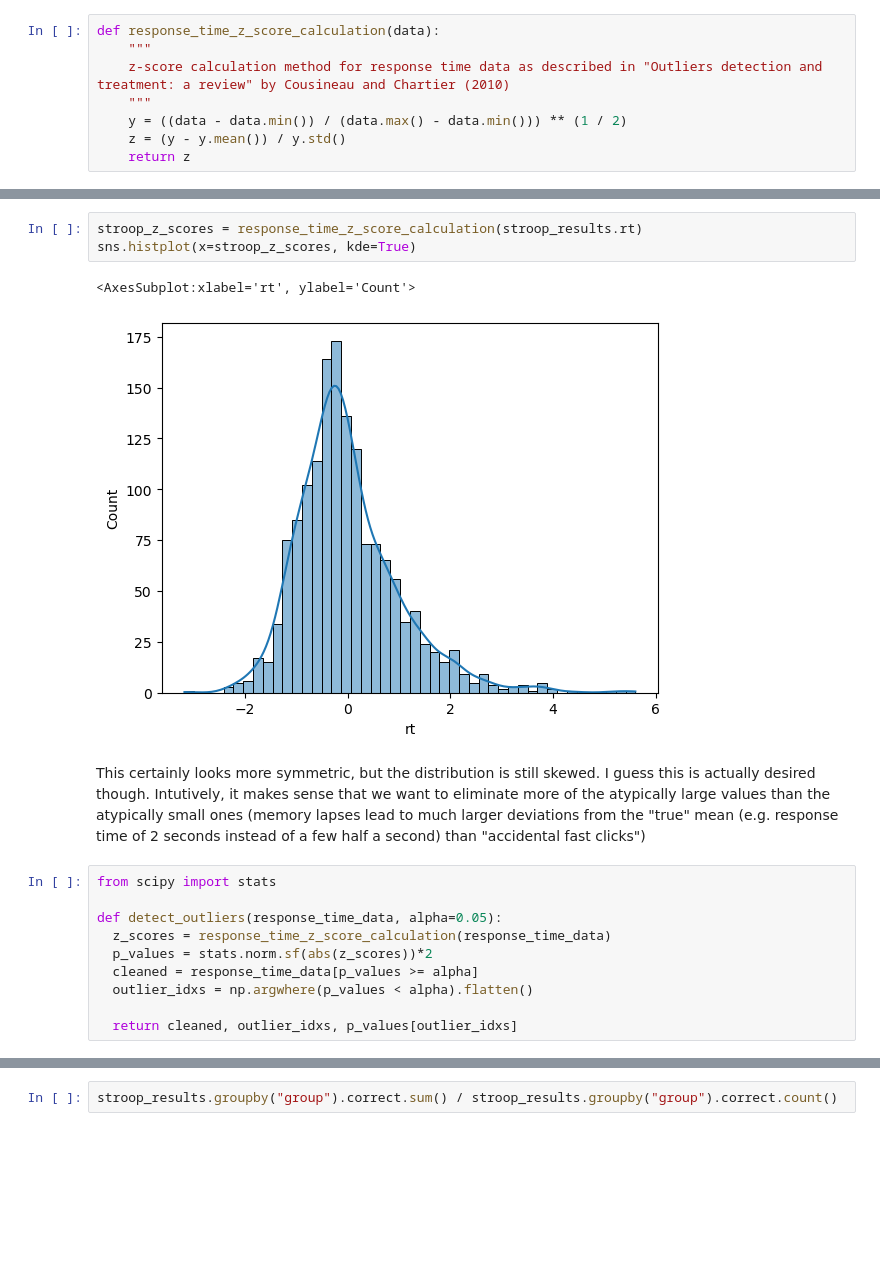
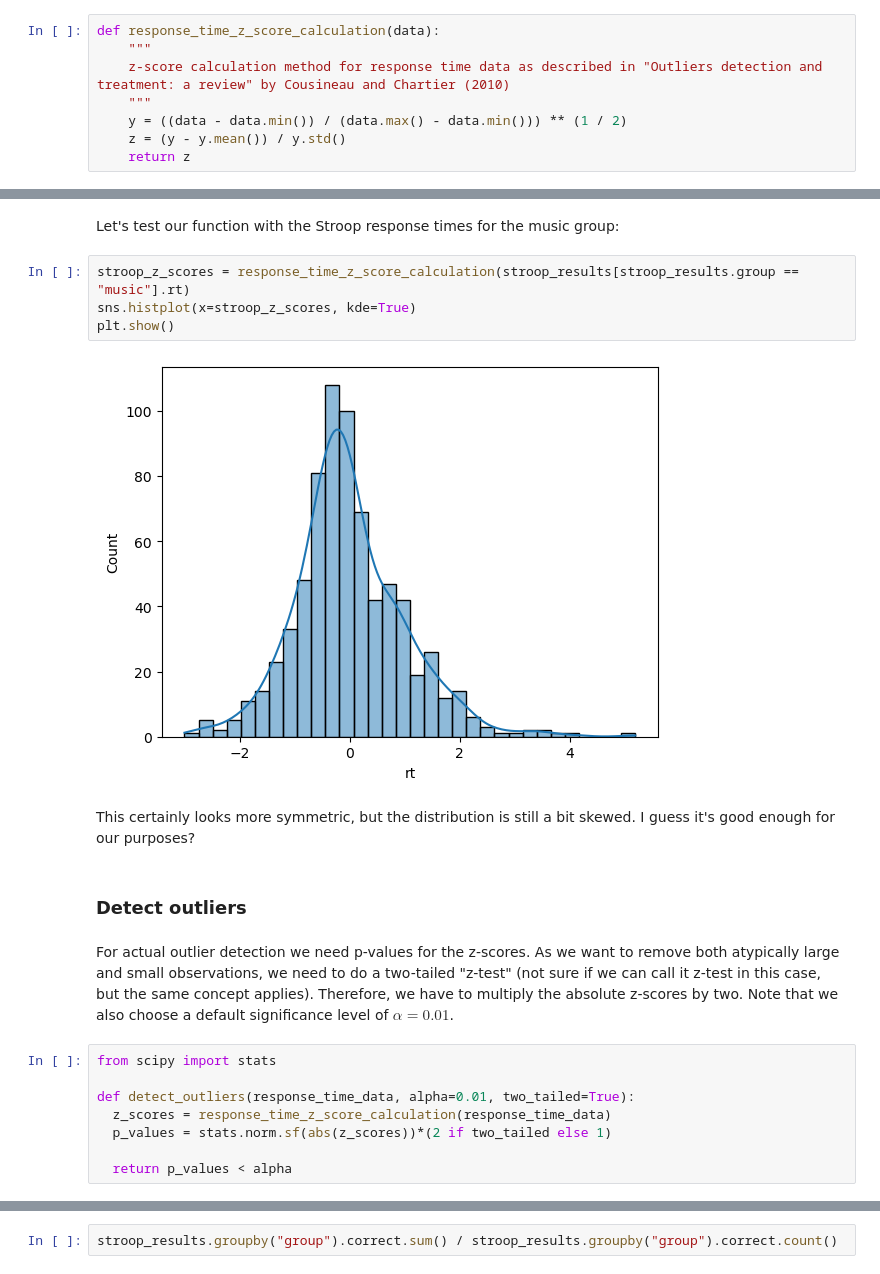
Before and after one commit to Sejmou/urm-pr-experiment, a Jupyter notebook: data_analysis/data_analysis.ipynb, the cells around one changed output, grey strips where cells are left out. Drawn from its saved outputs; the diff is of its cells as text; blank space fills up the shorter version.

```diff
--- a/data_analysis/data_analysis.ipynb
+++ b/data_analysis/data_analysis.ipynb
@@ -472,18 +506,22 @@ def response_time_z_score_calculation(data):
+# %% [markdown]
+Let's test our function with the Stroop response times for the music group:
 # %%
-stroop_z_scores = response_time_z_score_calculation(stroop_results.rt)
+stroop_z_scores = response_time_z_score_calculation(stroop_results[stroop_results.group == "music"].rt)
 sns.histplot(x=stroop_z_scores, kde=True)
+plt.show()
 # %% [output]
-<AxesSubplot:xlabel='rt', ylabel='Count'>
-[figure, old version]
+[figure, new version]
-# %% [markdown]
-This certainly looks more symmetric, but the distribution is still skewed. I guess this is actually desired though. Intutively, it makes sense that we want to eliminate more of the atypically large values than the atypically small ones (memory lapses lead to much larger deviations from the "true" mean (e.g. response time of 2 seconds instead of a few half a second) than "accidental fast clicks")
+# %% [markdown]
+This certainly looks more symmetric, but the distribution is still a bit skewed. I guess it's good enough for our purposes?
+# %% [markdown]
+### Detect outliers
+# %% [markdown]
+For actual outlier detection we need p-values for the z-scores. As we want to remove both atypically large and small observations, we need to do a two-tailed "z-test" (not sure if we can call it z-test in this case, but the same concept applies). Therefore, we have to multiply the absolute z-scores by two. Note that we also choose a default significance level of $\alpha=0.01$.
 # %%
 from scipy import stats
 
-def detect_outliers(response_time_data, alpha=0.05):
+def detect_outliers(response_time_data, alpha=0.01, two_tailed=True):
   z_scores = response_time_z_score_calculation(response_time_data)
-  p_values = stats.norm.sf(abs(z_scores))*2
-  cleaned = response_time_data[p_values >= alpha]
-  outlier_idxs = np.argwhere(p_values < alpha).flatten()
+  p_values = stats.norm.sf(abs(z_scores))*(2 if two_tailed else 1)
 
-  return cleaned, outlier_idxs, p_values[outlier_idxs]
+  return p_values < alpha
```
Also changed, not shown: parts of 35 cells of this notebook.
